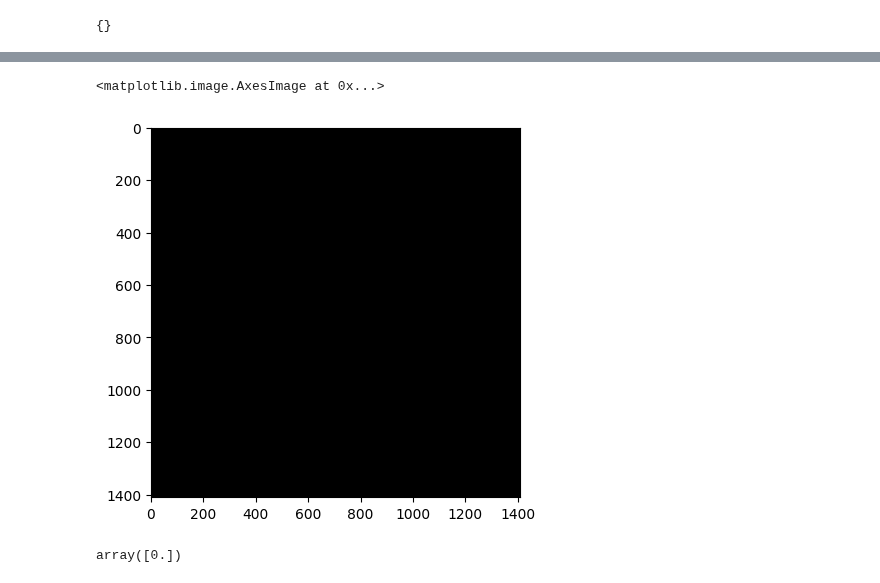
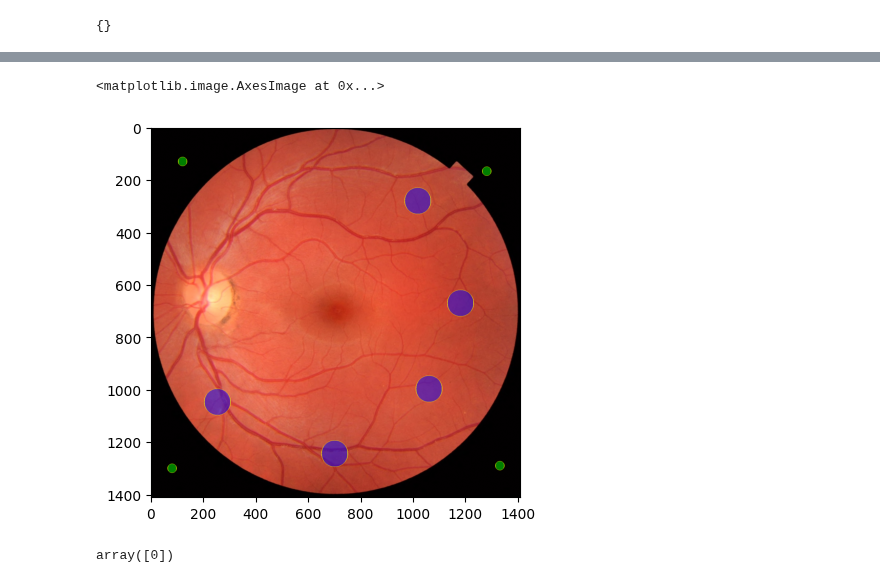
Before and after one commit to ryukinix/egsis, a Jupyter notebook: notebooks/annotator.ipynb, the cells around one changed output, grey strips where cells are left out. Saved outputs shown, nothing was run; the diff lists cells and outputs as text; code cells hidden in the pictures.

Commit message:
Fix label_matrix and points being swapped betwen x and y

```diff
--- a/notebooks/annotator.ipynb
+++ b/notebooks/annotator.ipynb
@@ -94,12 +83,13 @@ array([[[0., 0., 0.],
 # %%
 import matplotlib.pyplot as plt
+from egsis import image
 
-plt.imshow(matrix)
+plt.imshow(image.segmentation_mask_blend(img, annotator.label_matrix, annotator.labels_by_color))
 # %% [output]
 <matplotlib.image.AxesImage at 0x...>
-[figure, old version]
+[figure, new version]
 # %%
 import numpy as np
-np.unique(matrix)
+np.unique(annotator.label_matrix)
 # %% [output]
-array([0.])
+array([0])
```
Also changed, not shown: parts of 2 cells of this notebook, 1 other file.
